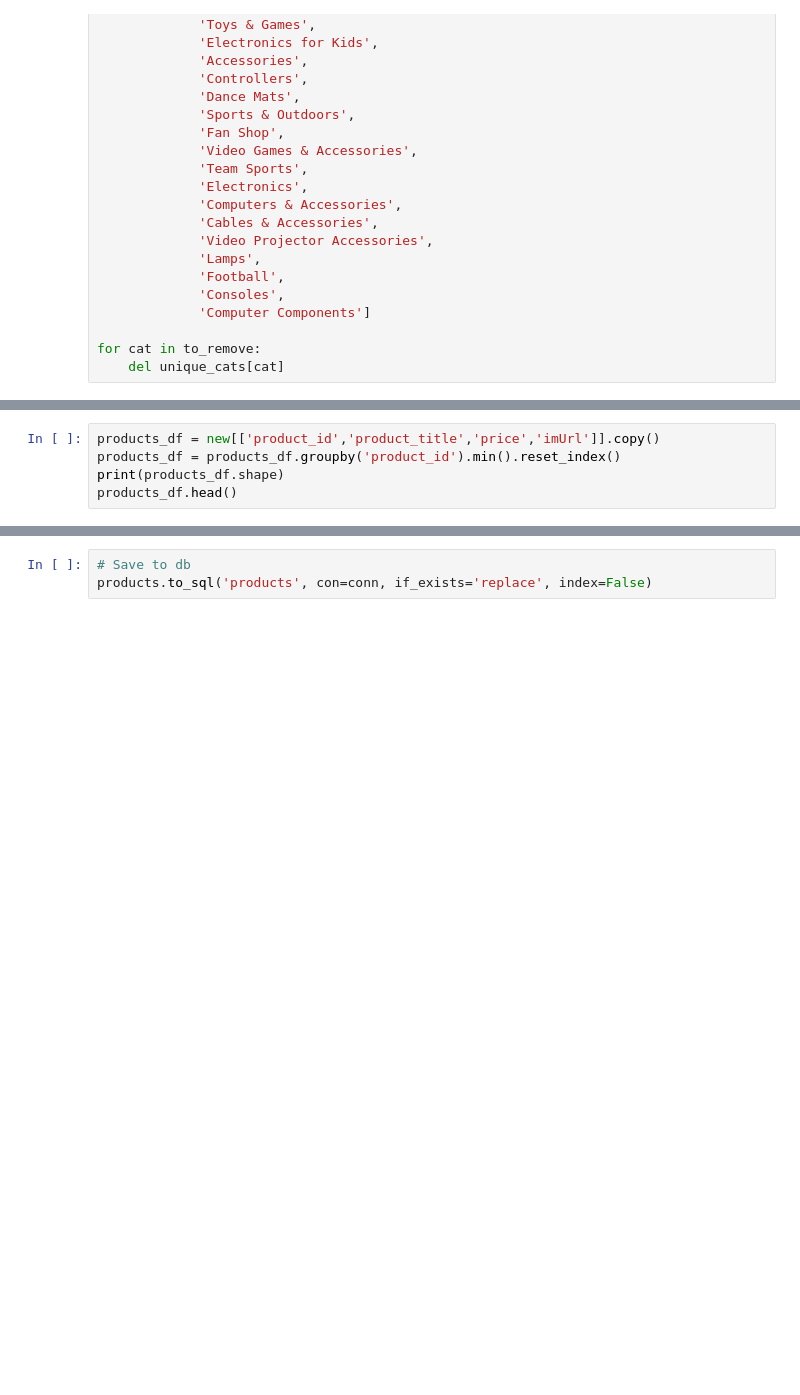
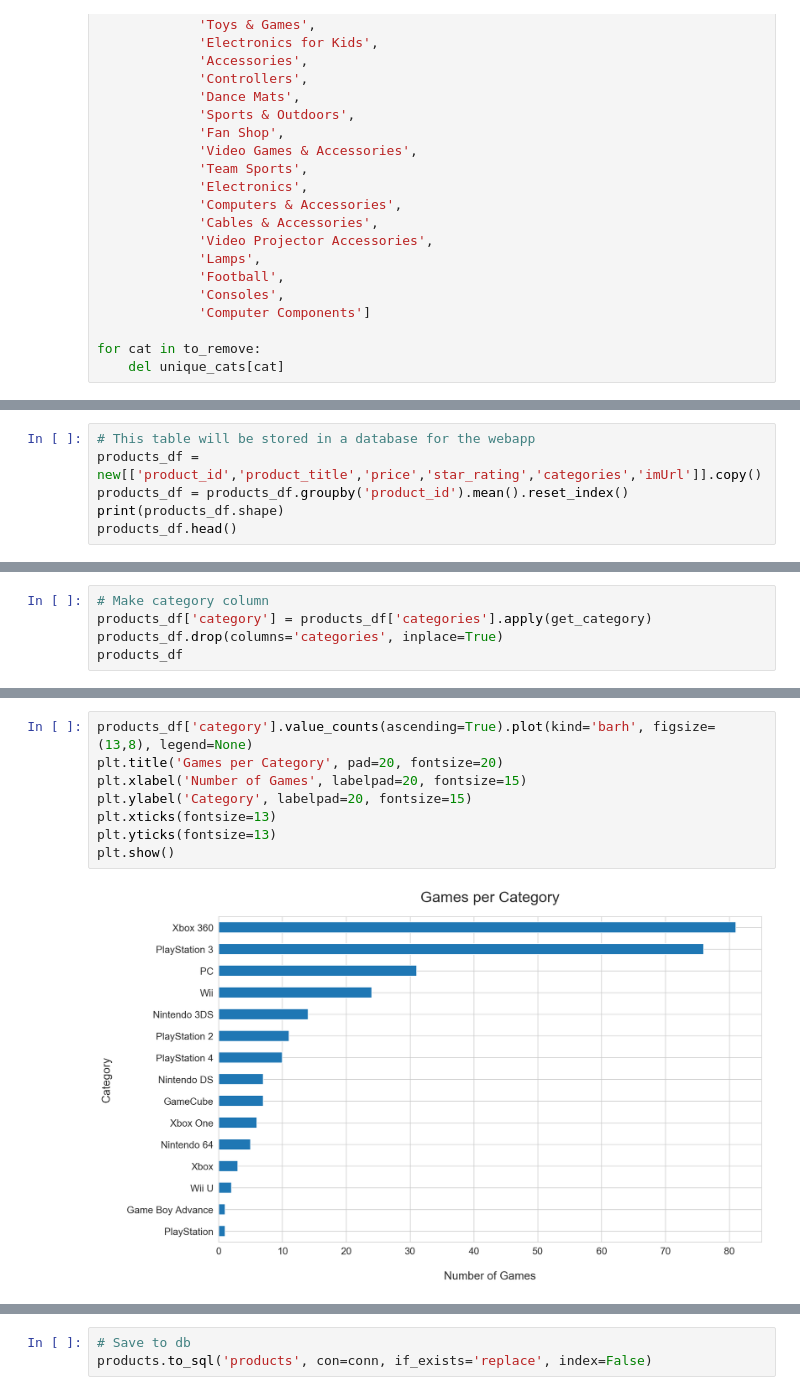
Before and after one commit to samdarmali/GA-DSI-6, a Jupyter notebook: VGRecommender/EDA.ipynb, the cells around one changed output, grey strips where cells are left out. Drawn from its saved outputs; the diff is of its cells as text; blank space fills up the shorter version.

```diff
--- a/VGRecommender/EDA.ipynb
+++ b/VGRecommender/EDA.ipynb
@@ -1067,5 +1116,6 @@ plt.show()
 # %%
-products_df = new[['product_id','product_title','price','imUrl']].copy()
-products_df = products_df.groupby('product_id').min().reset_index()
+# This table will be stored in a database for the webapp
+products_df = new[['product_id','product_title','price','star_rating','categories','imUrl']].copy()
+products_df = products_df.groupby('product_id').mean().reset_index()
 print(products_df.shape)
 products_df.head()
@@ -1071,0 +1230,5 @@ products_df.head()
+# %%
+# Make category column
+products_df['category'] = products_df['categories'].apply(get_category)
+products_df.drop(columns='categories', inplace=True)
+products_df
@@ -1071,0 +1274,10 @@ products_df.head()
+# %%
+products_df['category'].value_counts(ascending=True).plot(kind='barh', figsize=(13,8), legend=None)
+plt.title('Games per Category', pad=20, fontsize=20)
+plt.xlabel('Number of Games', labelpad=20, fontsize=15)
+plt.ylabel('Category', labelpad=20, fontsize=15)
+plt.xticks(fontsize=13)
+plt.yticks(fontsize=13)
+plt.show()
+# %% [output]
+[figure, added]
```
Also changed, not shown: parts of 29 cells of this notebook.
